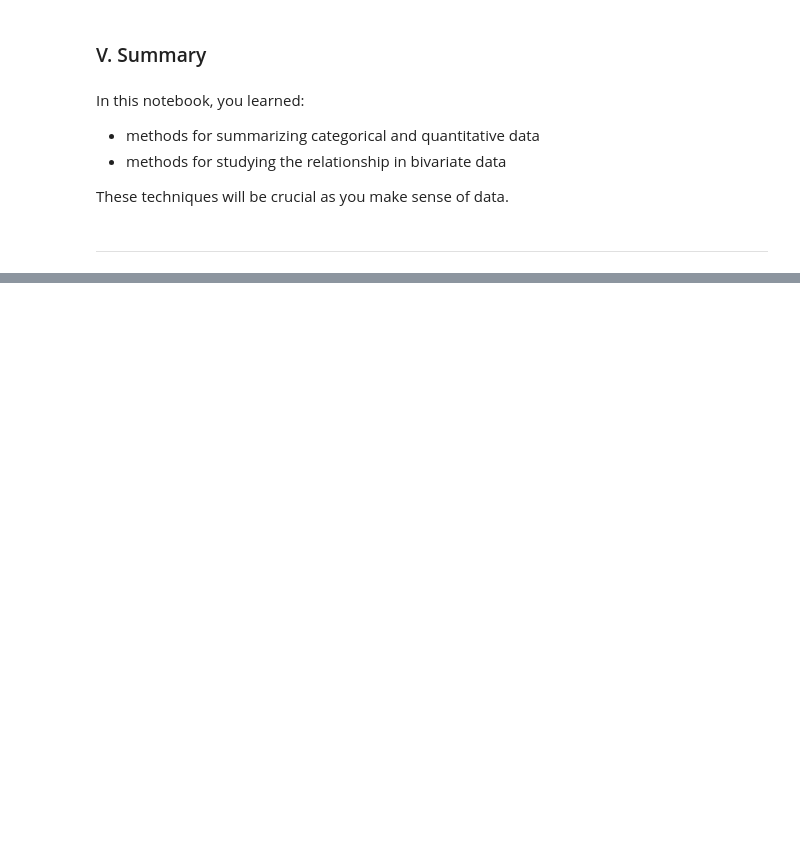
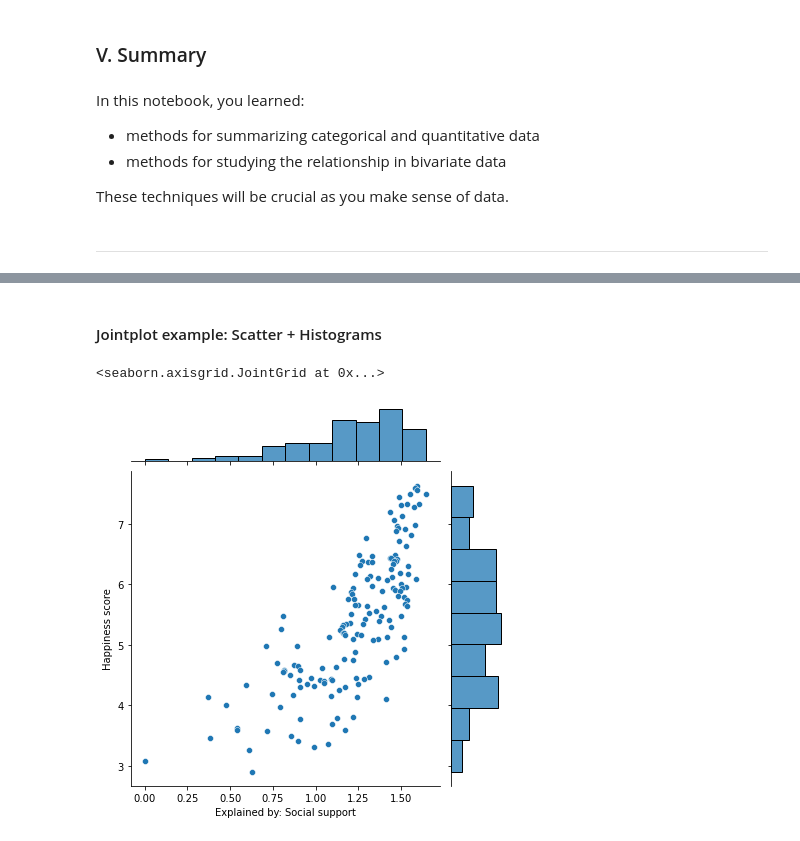
Before and after one commit to PredictioNN/intro_data_science_course, a Jupyter notebook: semester1/week_11_12_visualize_summarize/summarization.ipynb, the cells around one changed output, grey strips where cells are left out. Drawn from its saved outputs; the diff is of its cells as text; code cells hidden in the pictures; blank space fills up the shorter version.

```diff
--- a/semester1/week_11_12_visualize_summarize/summarization.ipynb
+++ b/semester1/week_11_12_visualize_summarize/summarization.ipynb
@@ -193,0 +222,7 @@ These techniques will be crucial as you make sense of data.
+# %% [markdown]
+#### Jointplot example: Scatter + Histograms
+# %%
+sns.jointplot(x='Explained by: Social support', y='Happiness score', data=df)
+# %% [output]
+<seaborn.axisgrid.JointGrid at 0x...>
+[figure, added]
```
Also changed, not shown: parts of 18 cells of this notebook, 3 other files.
